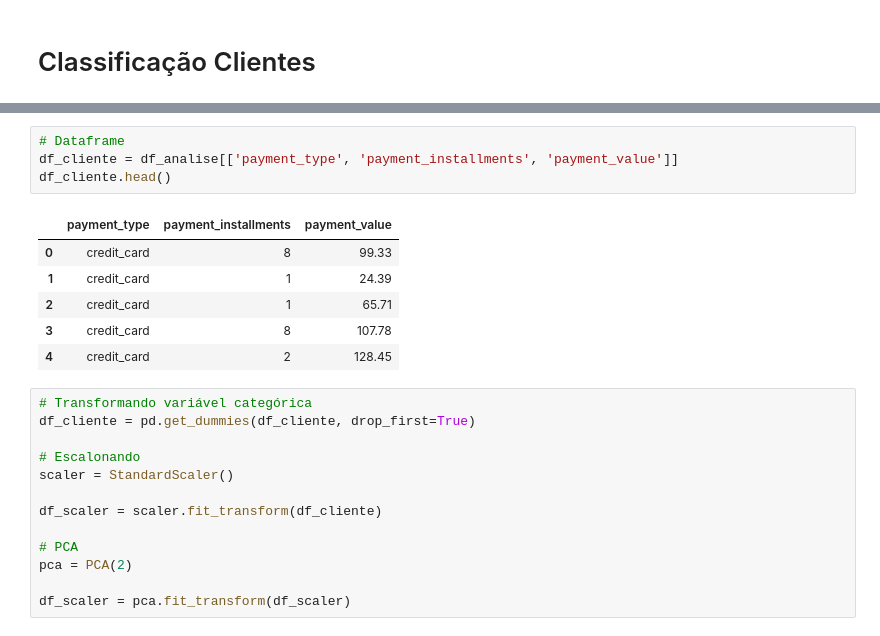
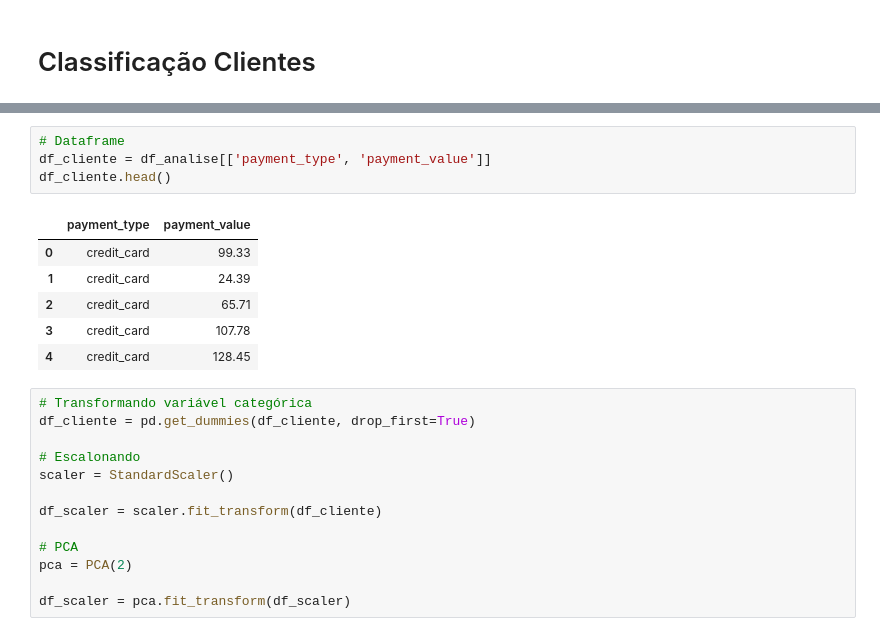
Before and after one commit to AlvimDePaula/grupo_assinante_universidadesdedados, a Jupyter notebook: Analise_Olist.ipynb, the cells around one changed output, grey strips where cells are left out. Saved outputs shown, nothing was run; the diff lists cells and outputs as text.

```diff
--- a/Analise_Olist.ipynb
+++ b/Analise_Olist.ipynb
@@ -703,15 +579,15 @@ df_analise.head()
 | 4 | 42fdf880ba16b47b59251dd489d4441a | 1 | credit_card | 2 | 128.45 | 15fd6fb8f8312dbb4674e4518d6fa3b3 | ... |
 # %%
 # Dataframe
-df_cliente = df_analise[['payment_type', 'payment_installments', 'payment_value']]
+df_cliente = df_analise[['payment_type', 'payment_value']]
 df_cliente.head()
 # %% [output]
-|  | payment_type | payment_installments | payment_value |
-| 0 | credit_card | 8 | 99.33 |
-| 1 | credit_card | 1 | 24.39 |
-| 2 | credit_card | 1 | 65.71 |
-| 3 | credit_card | 8 | 107.78 |
-| 4 | credit_card | 2 | 128.45 |
+|  | payment_type | payment_value |
+| 0 | credit_card | 99.33 |
+| 1 | credit_card | 24.39 |
+| 2 | credit_card | 65.71 |
+| 3 | credit_card | 107.78 |
+| 4 | credit_card | 128.45 |
 # %%
 # Transformando variável categórica
 df_cliente = pd.get_dummies(df_cliente, drop_first=True)
```
Also changed, not shown: parts of 32 cells of this notebook.
